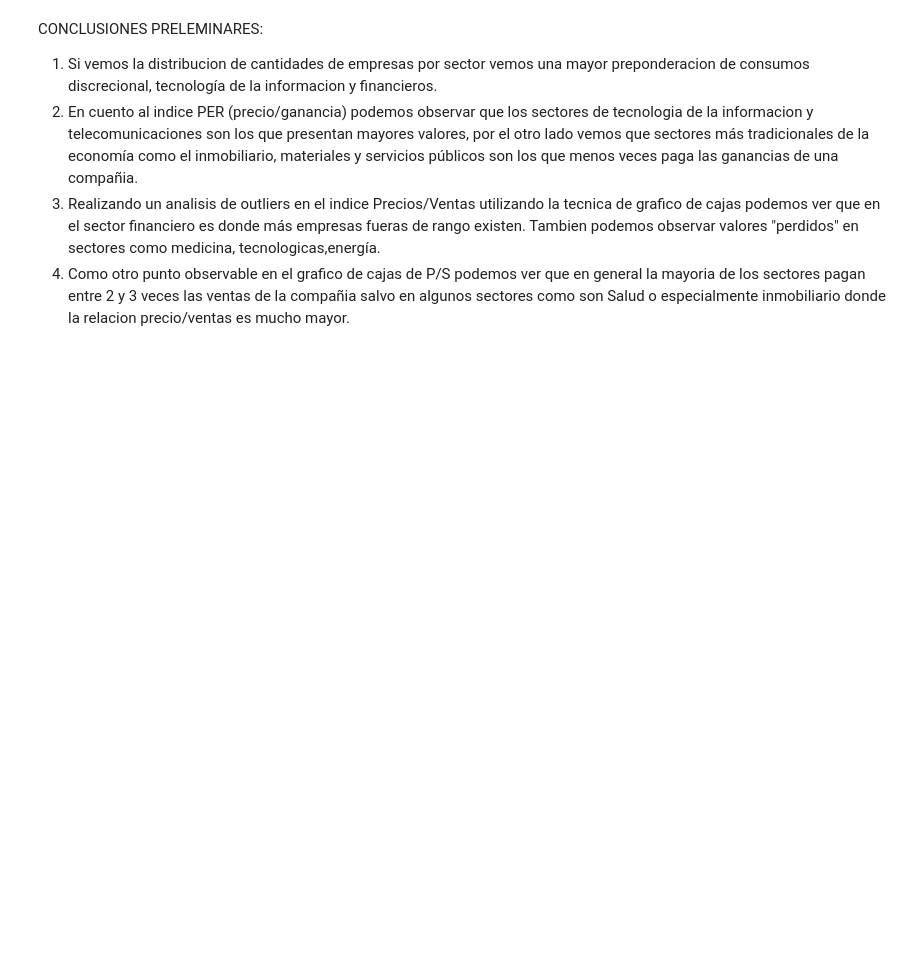
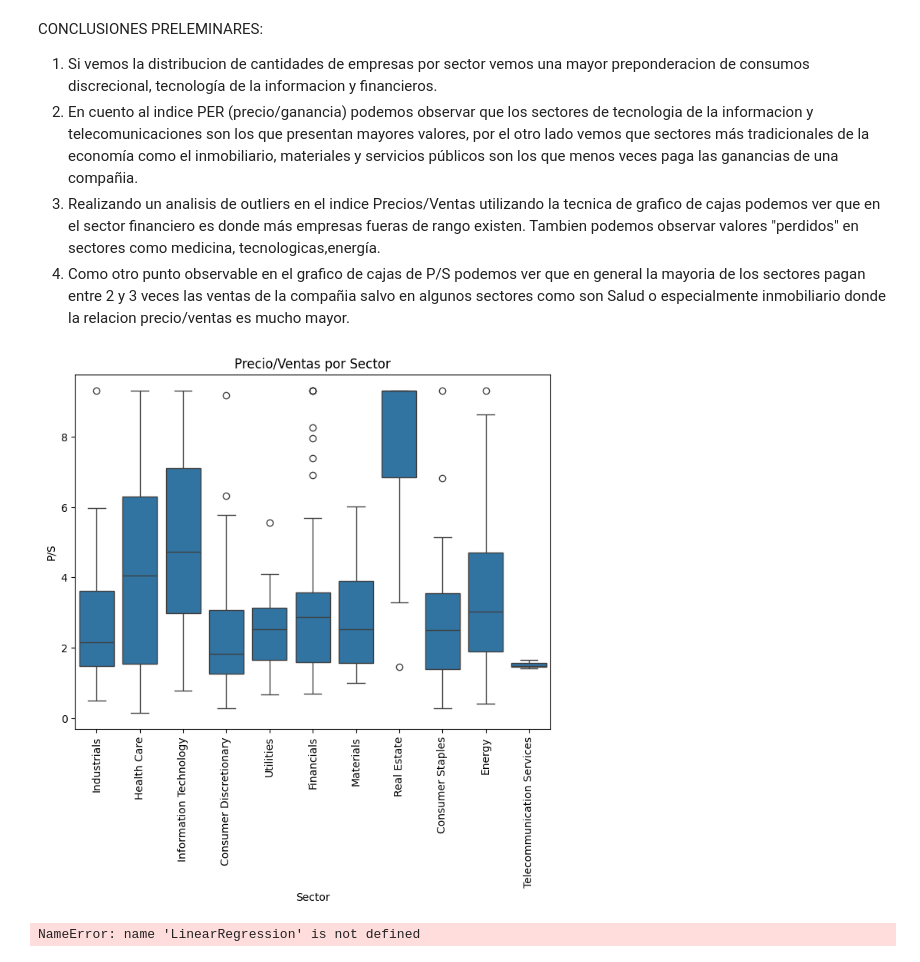
Before and after one commit to Mart1n2015/MartinCerioli, a Jupyter notebook: ProyectoDSParteICERIOLI.ipynb, the cells around one changed output. Drawn from its saved outputs; the diff is of its cells as text; code cells hidden in the pictures; blank space fills up the shorter version.

```diff
--- a/ProyectoDSParteICERIOLI.ipynb
+++ b/ProyectoDSParteICERIOLI.ipynb
@@ -125,3 +125,28 @@ CONCLUSIONES PRELEMINARES:
 2.   En cuento al indice PER (precio/ganancia) podemos observar que los sectores de tecnologia de la informacion y telecomunicaciones son los que presentan mayores valores, por el otro lado vemos que sectores más tradicionales de la economía como el inmobiliario, materiales y servicios públicos son los que menos veces paga las ganancias de una compañia.
 3. Realizando un analisis de outliers en el indice Precios/Ventas utilizando la tecnica de grafico de cajas  podemos ver que en el sector financiero es donde más empresas fueras de rango existen. Tambien podemos observar valores "perdidos" en sectores como medicina, tecnologicas,energía.
 4. Como otro punto observable en el grafico de cajas de P/S podemos ver que en general la mayoria de los sectores pagan entre 2 y 3 veces las ventas de la compañia salvo en algunos sectores como son Salud o especialmente inmobiliario donde la relacion precio/ventas es mucho mayor.
+# %%
+# Imputar outliers usando IQR
+
+def reemplazar_outliers_iqr(col):
+    Q1 = col.quantile(0.25)
+    Q3 = col.quantile(0.75)
+    IQR = Q3 - Q1
+    limite_inferior = Q1 - 1.5 * IQR
+    limite_superior = Q3 + 1.5 * IQR
+    return col.clip(lower=limite_inferior, upper=limite_superior)
+
+# Aplicar a todas las columnas numéricas
+
+for col in dataframe.select_dtypes(include=np.float64).columns:
+    dataframe[col] = reemplazar_outliers_iqr(dataframe[col])
+# %%
+plt.figure(figsize=(8, 6))
+sns.boxplot(x='Sector', y='Price/Sales', data=dataframe)
+plt.xticks(rotation=90)
+plt.xlabel('Sector')
+plt.ylabel('P/S')
+plt.title('Precio/Ventas por Sector')
+plt.show()
+# %% [output]
+[figure, added]
@@ -127,0 +178,26 @@ CONCLUSIONES PRELEMINARES:
+# %%
+
+# ————————————————————————
+# 5. Creación y entrenamiento del modelo
+# ————————————————————————
+modelo = LinearRegression()                    # Instanciamos regresión lineal
+modelo.fit(X_train, y_train)                   # Ajustamos a los datos de entrenamiento
+
+# ————————————————————————
+# 6. Predicción sobre el conjunto de prueba
+# ————————————————————————
+y_pred_test = modelo.predict(X_test)           # Generamos predicciones para test
+
+# ————————————————————————
+# 7. Evaluación del modelo
+# ————————————————————————
+mse  = mean_squared_error(y_test, y_pred_test) # Error cuadrático medio
+mae  = mean_absolute_error(y_test, y_pred_test)# Error absoluto medio
+r2   = r2_score(y_test, y_pred_test)           # Coeficiente de determinación
+
+print("—— Evaluación en Test ——")
+print(f"MSE: {mse:.4f}")                       # Bajo MSE = mejor ajuste
+print(f"MAE: {mae:.4f}")                       # Bajo MAE = predicciones más cercanas
+print(f"R² : {r2:.4f}")                        # R² cercano a 1 = buen ajuste
+# %% [output]
+NameError: name 'LinearRegression' is not defined
```
Also changed, not shown: parts of 4 cells of this notebook.
